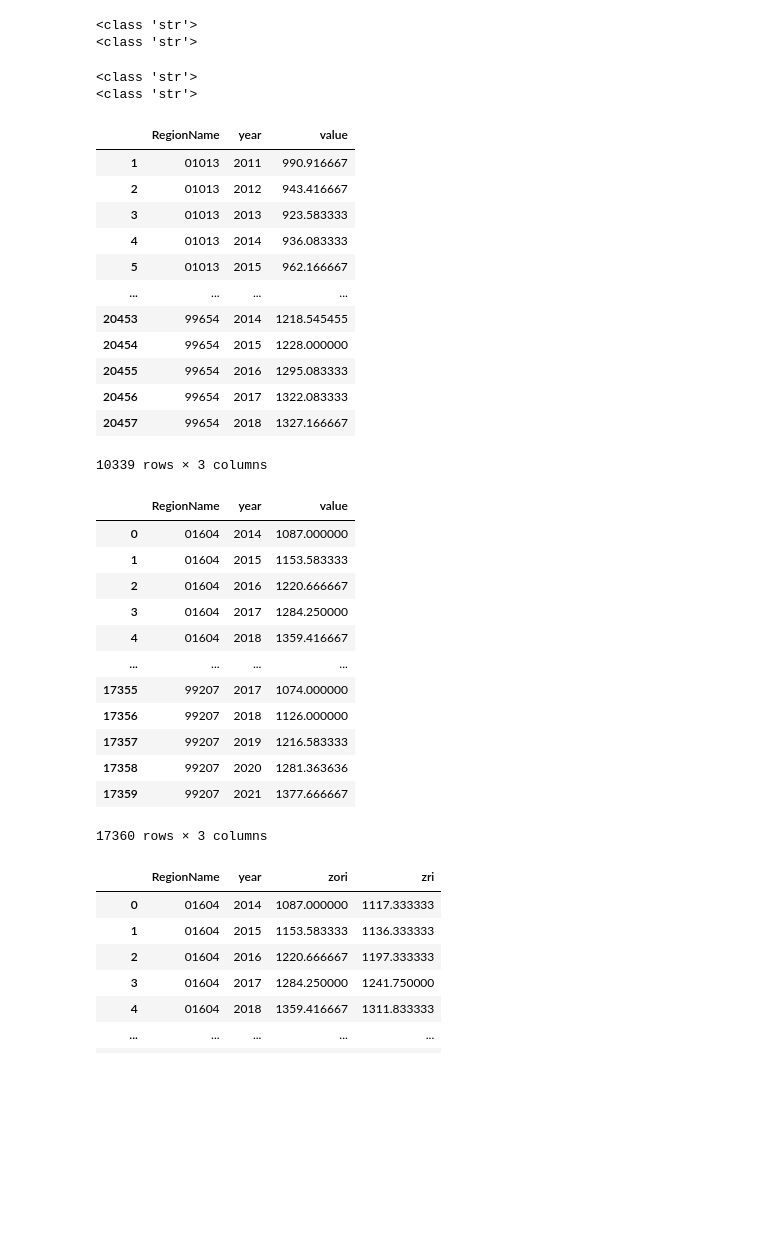
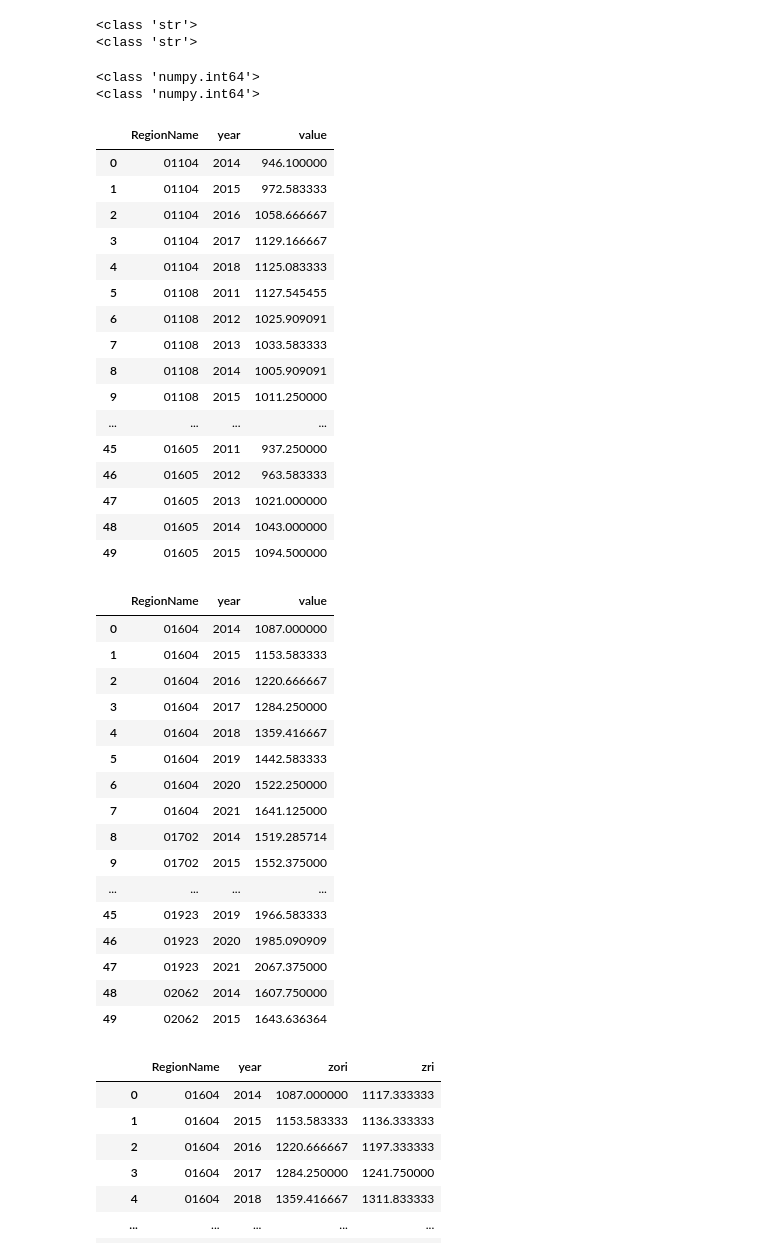
Before and after one commit to jonahsg/NYCDSA_Capstone, a Jupyter notebook: zri_zori_model.ipynb, the cells around one changed output. Saved outputs shown, nothing was run; the diff lists cells and outputs as text; code cells hidden in the pictures; blank space fills up the shorter version.

```diff
--- a/zri_zori_model.ipynb
+++ b/zri_zori_model.ipynb
@@ -19,0 +20,3 @@ from Feat_eng import (Y_train, X_train, Y_test, X_test,
+# %%
+pd.set_option('display.max_columns', None)
+target.head(10)
@@ -20,6 +35,6 @@ from Feat_eng import (Y_train, X_train, Y_test, X_test,
 # %%
 # could we use the zil_yr from original feature engineering?
-zri_yr = zil_yr
+zri_yr = target[['RegionName', 'year', 'value']].copy()
 zri_yr
 # %% [output]
 |  | RegionName | year | value |
@@ -124,26 +139,30 @@ print(type(zri_yr['RegionName'].iloc[0]))
 print(type(zori_yr['year'].iloc[0]))
 print(type(zri_yr['year'].iloc[0]))
 # %% [output]
-<class 'str'>
-<class 'str'>
+<class 'numpy.int64'>
+<class 'numpy.int64'>
 # %%
-zri_yr
+zri_yr.head(50)
 # %% [output]
 |  | RegionName | year | value |
-| 1 | 01013 | 2011 | 990.916667 |
-| 2 | 01013 | 2012 | 943.416667 |
-| 3 | 01013 | 2013 | 923.583333 |
-| 4 | 01013 | 2014 | 936.083333 |
-| 5 | 01013 | 2015 | 962.166667 |
+| 0 | 01104 | 2014 | 946.100000 |
+| 1 | 01104 | 2015 | 972.583333 |
+| 2 | 01104 | 2016 | 1058.666667 |
+| 3 | 01104 | 2017 | 1129.166667 |
+| 4 | 01104 | 2018 | 1125.083333 |
+| 5 | 01108 | 2011 | 1127.545455 |
+| 6 | 01108 | 2012 | 1025.909091 |
+| 7 | 01108 | 2013 | 1033.583333 |
+| 8 | 01108 | 2014 | 1005.909091 |
+| 9 | 01108 | 2015 | 1011.250000 |
 | ... | ... | ... | ... |
-| 20453 | 99654 | 2014 | 1218.545455 |
-| 20454 | 99654 | 2015 | 1228.000000 |
-| 20455 | 99654 | 2016 | 1295.083333 |
-| 20456 | 99654 | 2017 | 1322.083333 |
-| 20457 | 99654 | 2018 | 1327.166667 |
+| 45 | 01605 | 2011 | 937.250000 |
+| 46 | 01605 | 2012 | 963.583333 |
+| 47 | 01605 | 2013 | 1021.000000 |
+| 48 | 01605 | 2014 | 1043.000000 |
+| 49 | 01605 | 2015 | 1094.500000 |
-10339 rows × 3 columns
 # %%
-zori_yr
+zori_yr.head(50)
 # %% [output]
 |  | RegionName | year | value |
 | 0 | 01604 | 2014 | 1087.000000 |
@@ -151,11 +170,15 @@ zori_yr
 | 2 | 01604 | 2016 | 1220.666667 |
 | 3 | 01604 | 2017 | 1284.250000 |
 | 4 | 01604 | 2018 | 1359.416667 |
+| 5 | 01604 | 2019 | 1442.583333 |
+| 6 | 01604 | 2020 | 1522.250000 |
+| 7 | 01604 | 2021 | 1641.125000 |
+| 8 | 01702 | 2014 | 1519.285714 |
+| 9 | 01702 | 2015 | 1552.375000 |
 | ... | ... | ... | ... |
-| 17355 | 99207 | 2017 | 1074.000000 |
-| 17356 | 99207 | 2018 | 1126.000000 |
-| 17357 | 99207 | 2019 | 1216.583333 |
-| 17358 | 99207 | 2020 | 1281.363636 |
-| 17359 | 99207 | 2021 | 1377.666667 |
+| 45 | 01923 | 2019 | 1966.583333 |
+| 46 | 01923 | 2020 | 1985.090909 |
+| 47 | 01923 | 2021 | 2067.375000 |
+| 48 | 02062 | 2014 | 1607.750000 |
+| 49 | 02062 | 2015 | 1643.636364 |
-17360 rows × 3 columns
 # %%
```
Also changed, not shown: parts of 100 cells of this notebook.
